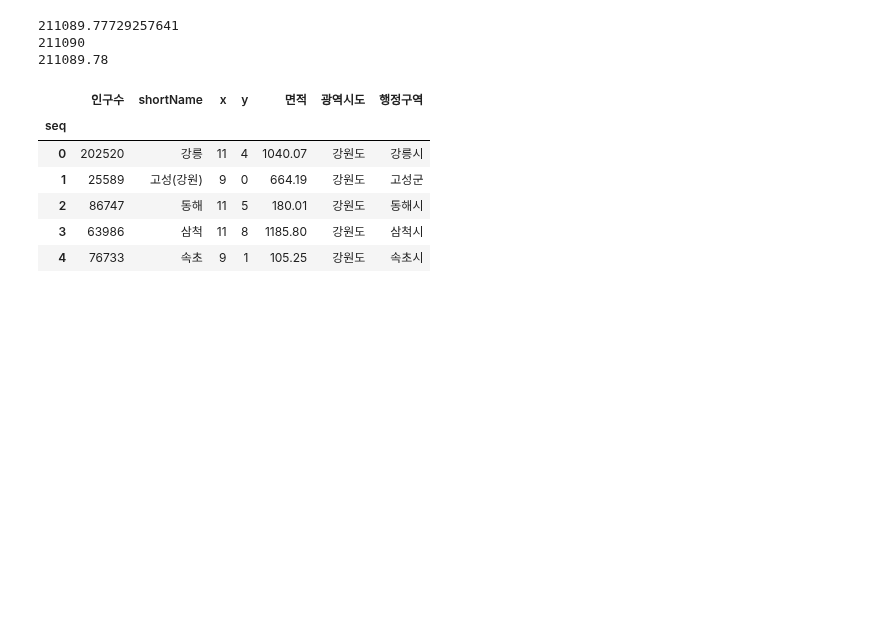
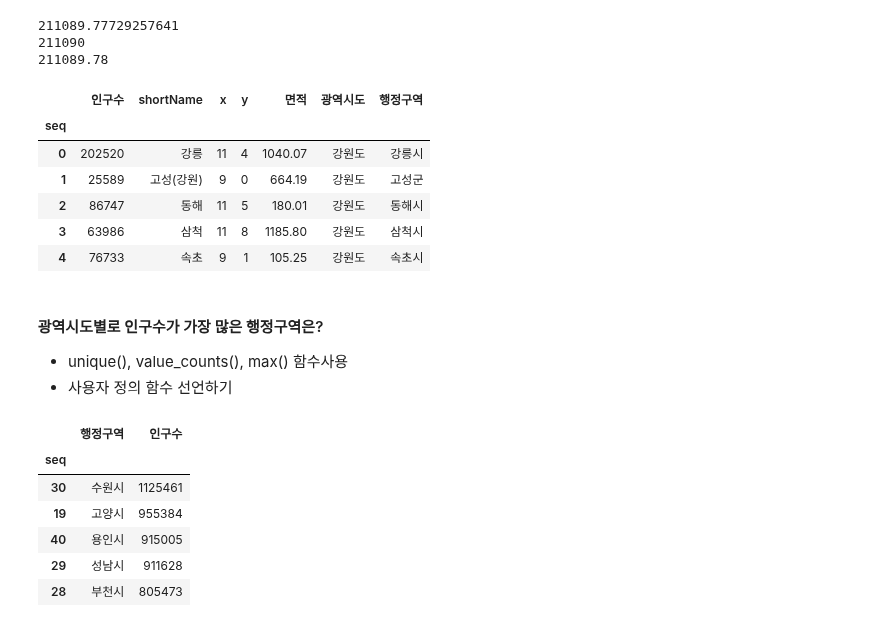
Before and after one commit to TheMatw/python_webscraping, a Jupyter notebook: 06행정구역정보분석.ipynb, the cells around one changed output. Saved outputs shown, nothing was run; the diff lists cells and outputs as text; code cells hidden in the pictures; blank space fills up the shorter version.

```diff
--- a/06행정구역정보분석.ipynb
+++ b/06행정구역정보분석.ipynb
@@ -256,0 +255,15 @@ data.head()
+# %% [markdown]
+#### 광역시도별로 인구수가 가장 많은 행정구역은?
+* unique(), value_counts(), max() 함수사용
+* 사용자 정의 함수 선언하기
+# %%
+#경기도에서 인구수가 가장 많은 행정구역은?
+data.loc[data['광역시도'] == '경기도',['행정구역','인구수']].sort_values(by='인구수',ascending=False).head()
+# %% [output]
+|  | 행정구역 | 인구수 |
+| seq |  |  |
+| 30 | 수원시 | 1125461 |
+| 19 | 고양시 | 955384 |
+| 40 | 용인시 | 915005 |
+| 29 | 성남시 | 911628 |
+| 28 | 부천시 | 805473 |
```
Also changed, not shown: parts of 5 cells of this notebook.
